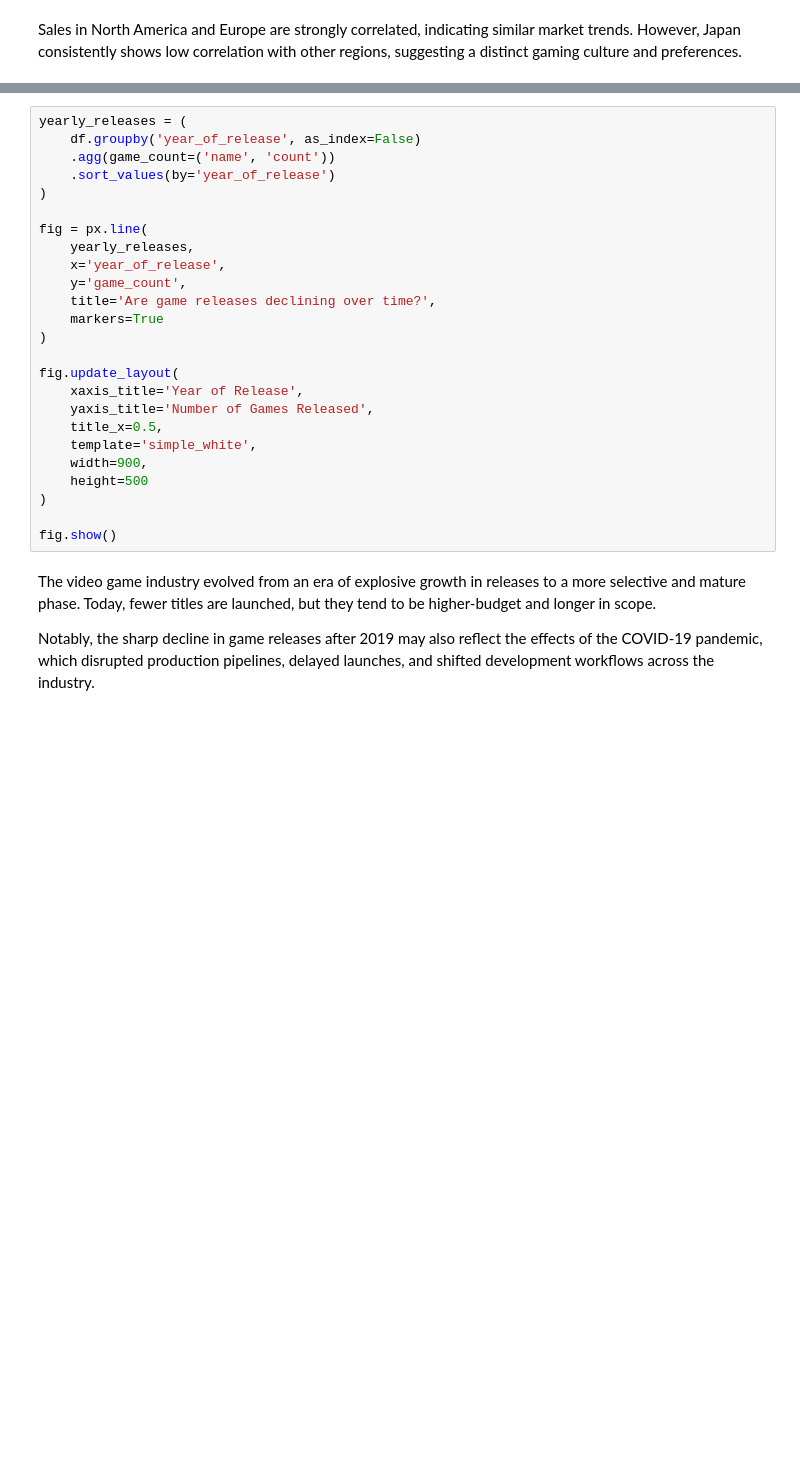
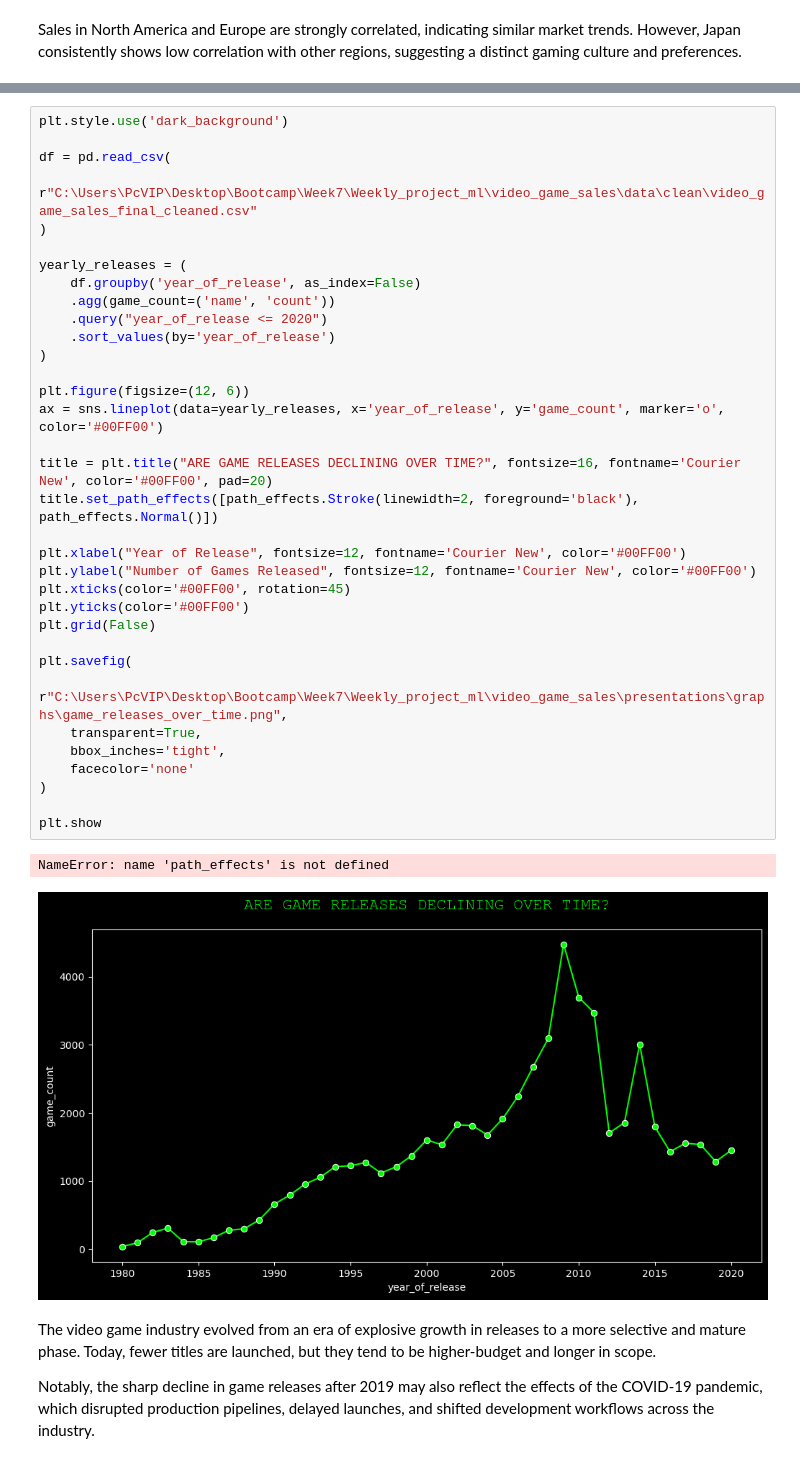
Before and after one commit to esradem/video_game_sales, a Jupyter notebook: notebooks/eda/03_eda_videogames.ipynb, the cells around one changed output, grey strips where cells are left out. Cells and saved outputs as stored; diff of their text form; blank space fills up the shorter version.

```diff
--- a/notebooks/eda/03_eda_videogames.ipynb
+++ b/notebooks/eda/03_eda_videogames.ipynb
@@ -272,28 +297,40 @@ fig.show()
 # %%
+plt.style.use('dark_background')
+
+df = pd.read_csv(
+    r"C:\Users\PcVIP\Desktop\Bootcamp\Week7\Weekly_project_ml\video_game_sales\data\clean\video_game_sales_final_cleaned.csv"
+)
+
 yearly_releases = (
     df.groupby('year_of_release', as_index=False)
     .agg(game_count=('name', 'count'))
+    .query("year_of_release <= 2020")
     .sort_values(by='year_of_release')
 )
 
-fig = px.line(
-    yearly_releases,
-    x='year_of_release',
-    y='game_count',
-    title='Are game releases declining over time?',
-    markers=True
+plt.figure(figsize=(12, 6))
+ax = sns.lineplot(data=yearly_releases, x='year_of_release', y='game_count', marker='o', color='#00FF00')
+
+title = plt.title("ARE GAME RELEASES DECLINING OVER TIME?", fontsize=16, fontname='Courier New', color='#00FF00', pad=20)
+title.set_path_effects([path_effects.Stroke(linewidth=2, foreground='black'), path_effects.Normal()])
+
+plt.xlabel("Year of Release", fontsize=12, fontname='Courier New', color='#00FF00')
+plt.ylabel("Number of Games Released", fontsize=12, fontname='Courier New', color='#00FF00')
+plt.xticks(color='#00FF00', rotation=45)
+plt.yticks(color='#00FF00')
+plt.grid(False)
+
+plt.savefig(
+    r"C:\Users\PcVIP\Desktop\Bootcamp\Week7\Weekly_project_ml\video_game_sales\presentations\graphs\game_releases_over_time.png",
+    transparent=True,
+    bbox_inches='tight',
+    facecolor='none'
 )
 
-fig.update_layout(
-    xaxis_title='Year of Release',
-    yaxis_title='Number of Games Released',
-    title_x=0.5,
-    template='simple_white',
-    width=900,
-    height=500
-)
-
-fig.show()
+plt.show
+# %% [output]
+NameError: name 'path_effects' is not defined
+[figure, added]
 # %% [markdown]
 The video game industry evolved from an era of explosive growth in releases to a more selective and mature phase. Today, fewer titles are launched, but they tend to be higher-budget and longer in scope.
 
```
Also changed, not shown: parts of 31 cells of this notebook, 47 other files.
